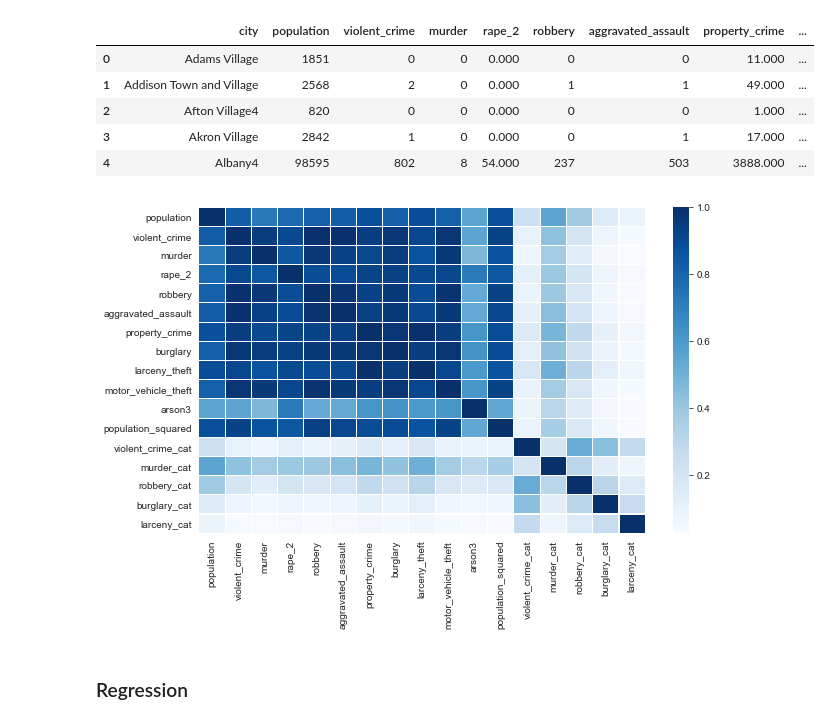
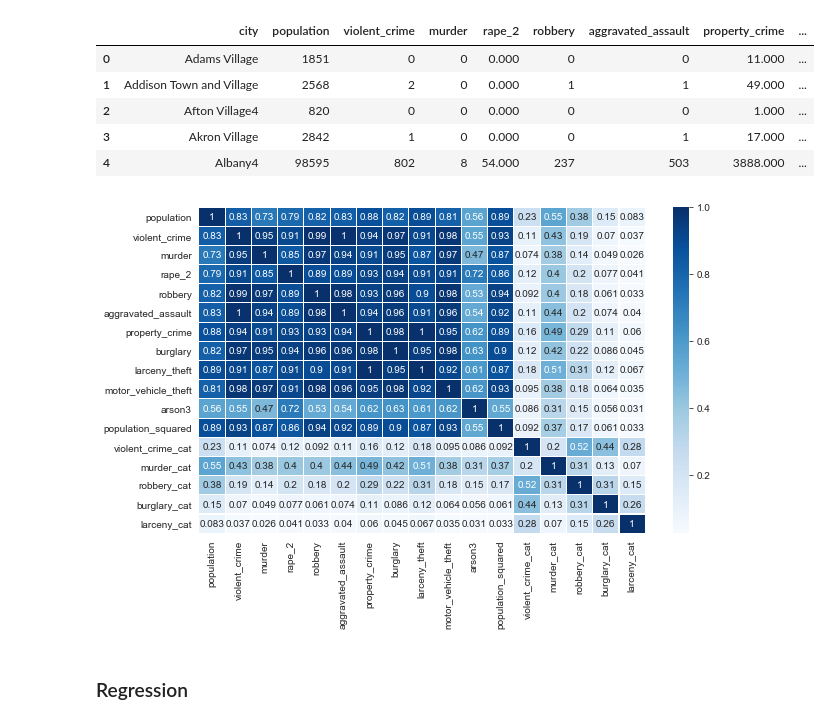
Before and after one commit to MitchellEwing/Drills, a Jupyter notebook: bootcamp/unit2/validationLinearRegression_CrimeNY.ipynb, the cells around one changed output. Drawn from its saved outputs; the diff is of its cells as text; code cells hidden in the pictures.

```diff
--- a/bootcamp/unit2/validationLinearRegression_CrimeNY.ipynb
+++ b/bootcamp/unit2/validationLinearRegression_CrimeNY.ipynb
@@ -483,10 +483,10 @@ df_2014.head()
 | 4 | Albany4 | 98595 | 802 | 8 | 54.000 | 237 | 503 | 3888.000 | ... |
 # %%
 plt.figure(figsize=(10, 6))
-sns.heatmap(df_2014.corr(), linewidths=.1, cmap='Blues')
+sns.heatmap(df_2014.corr(), linewidths=.1, cmap='Blues', annot=True)
 plt.show()
 # %% [output]
-[figure, old version]
+[figure, new version]
 # %% [markdown]
 ### Regression
 # %%
```
Also changed, not shown: parts of 12 cells of this notebook.
